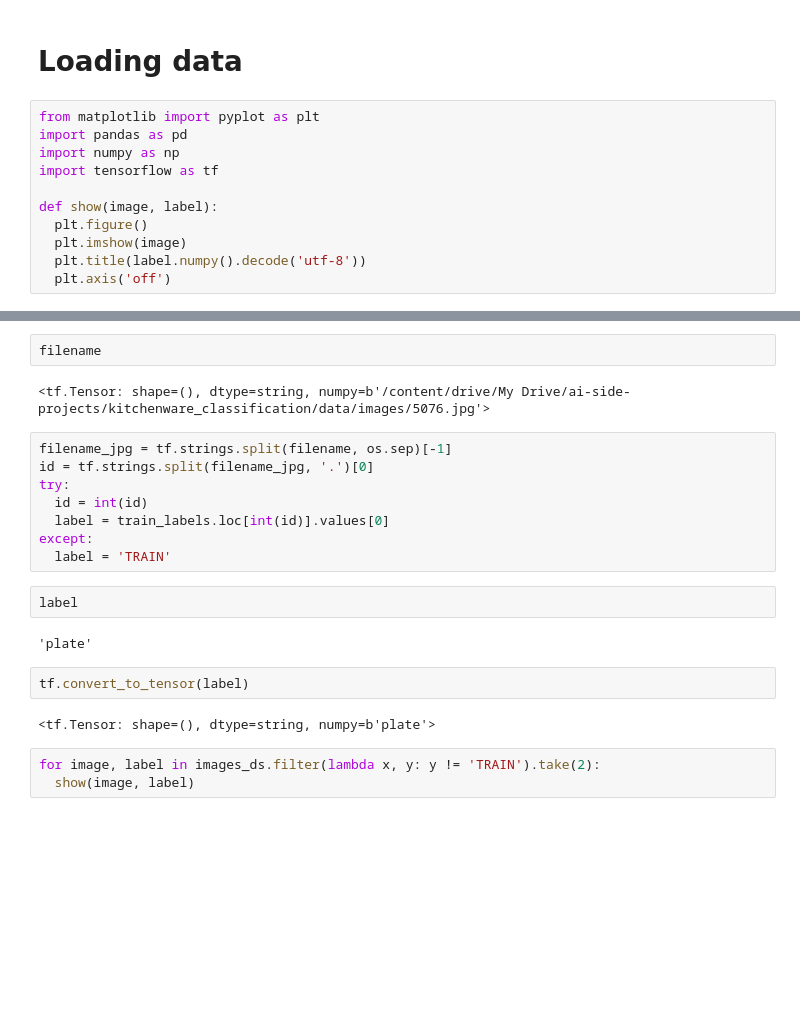
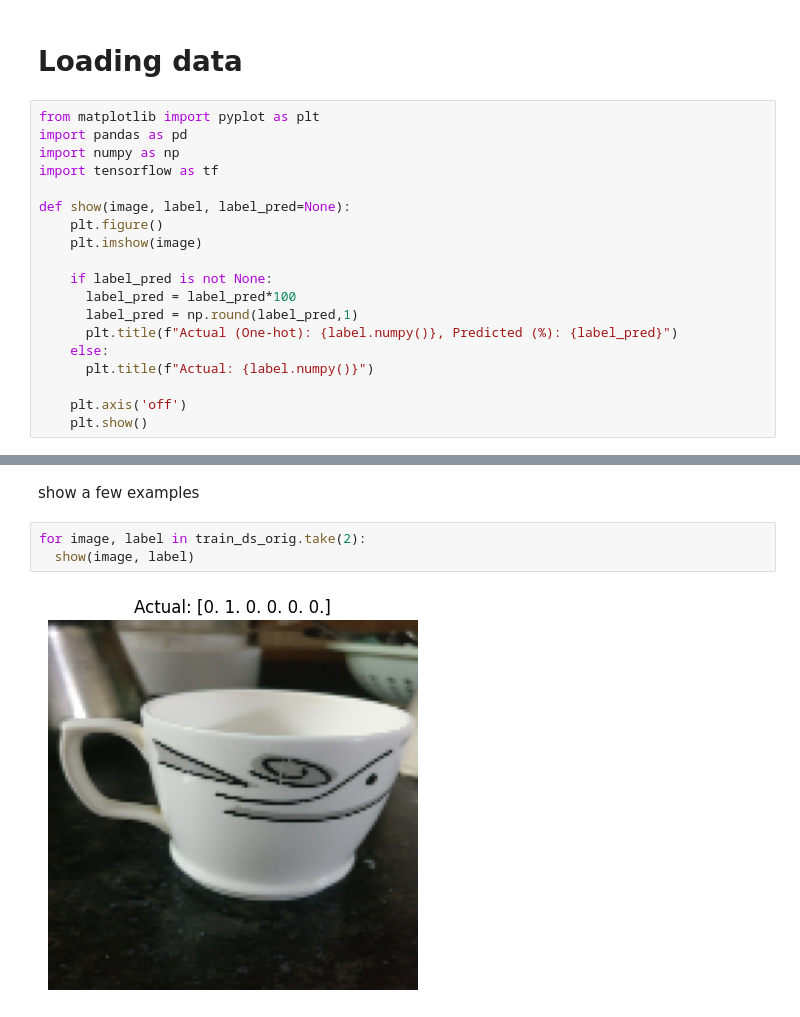
Before and after one commit to SergeiDBykov/ai-side-projects, a Jupyter notebook: kitchenware_classification/classification.ipynb, the cells around one changed output, grey strips where cells are left out. Saved outputs shown, nothing was run; the diff lists cells and outputs as text; blank space fills up the shorter version.

```diff
--- a/kitchenware_classification/classification.ipynb
+++ b/kitchenware_classification/classification.ipynb
@@ -15,8 +15,16 @@ import pandas as pd
 import numpy as np
 import tensorflow as tf
 
-def show(image, label):
-  plt.figure()
-  plt.imshow(image)
-  plt.title(label.numpy().decode('utf-8'))
-  plt.axis('off')
+def show(image, label, label_pred=None):
+    plt.figure()
+    plt.imshow(image)
+
+    if label_pred is not None:
+      label_pred = label_pred*100
+      label_pred = np.round(label_pred,1)
+      plt.title(f"Actual (One-hot): {label.numpy()}, Predicted (%): {label_pred}")
+    else:
+      plt.title(f"Actual: {label.numpy()}")
+
+    plt.axis('off')
+    plt.show()
@@ -54,23 +82,7 @@ for a in list_ds.take(2):
-# %%
-filename
-# %% [output]
-<tf.Tensor: shape=(), dtype=string, numpy=b'/content/drive/My Drive/ai-side-projects/kitchenware_classification/data/images/5076.jpg'>
-# %%
-filename_jpg = tf.strings.split(filename, os.sep)[-1]
-id = tf.strings.split(filename_jpg, '.')[0]
-try:
-  id = int(id)
-  label = train_labels.loc[int(id)].values[0]
-except:
-  label = 'TRAIN'
-# %%
-label
-# %% [output]
-'plate'
-# %%
-tf.convert_to_tensor(label)
-# %% [output]
-<tf.Tensor: shape=(), dtype=string, numpy=b'plate'>
+# %% [markdown]
+show a few examples
 # %%
-for image, label in images_ds.filter(lambda x, y: y != 'TRAIN').take(2):
+for image, label in train_ds_orig.take(2):
   show(image, label)
+# %% [output]
+[figure, added]
```
Also changed, not shown: parts of 25 cells of this notebook, 1 other file.
